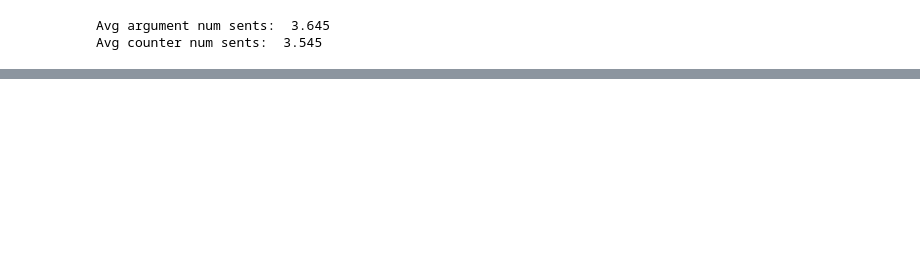
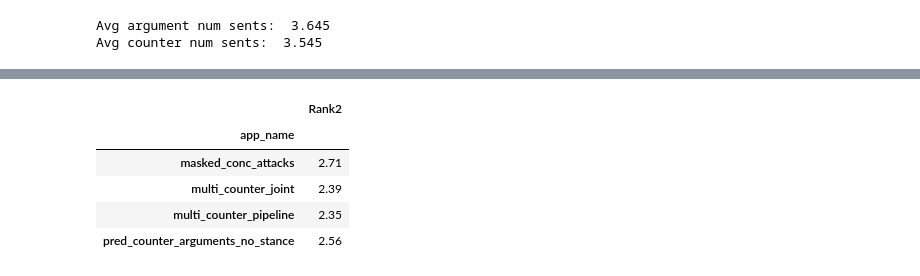
Before and after one commit to webis-de/eacl23-conclusion-based-counter-argument-generation, a Jupyter notebook: src-ipynb/evaluating-conclusion-and-ca-models.ipynb, the cells around one changed output, grey strips where cells are left out. Cells and saved outputs as stored; diff of their text form; code cells hidden in the pictures; blank space fills up the shorter version.

```diff
--- a/src-ipynb/evaluating-conclusion-and-ca-models.ipynb
+++ b/src-ipynb/evaluating-conclusion-and-ca-models.ipynb
@@ -666,0 +670,9 @@ results_df[['app_name', 'Rank']].groupby('app_name').agg({'Rank': lambda x: np.m
+# %%
+all_ann_df[['app_name', 'Rank2']].groupby('app_name').agg({'Rank2': lambda x: np.mean(x)})
+# %% [output]
+|  | Rank2 |
+| app_name |  |
+| masked_conc_attacks | 2.71 |
+| multi_counter_joint | 2.39 |
+| multi_counter_pipeline | 2.35 |
+| pred_counter_arguments_no_stance | 2.56 |
```
Also changed, not shown: parts of 26 cells of this notebook, 8 other files.
